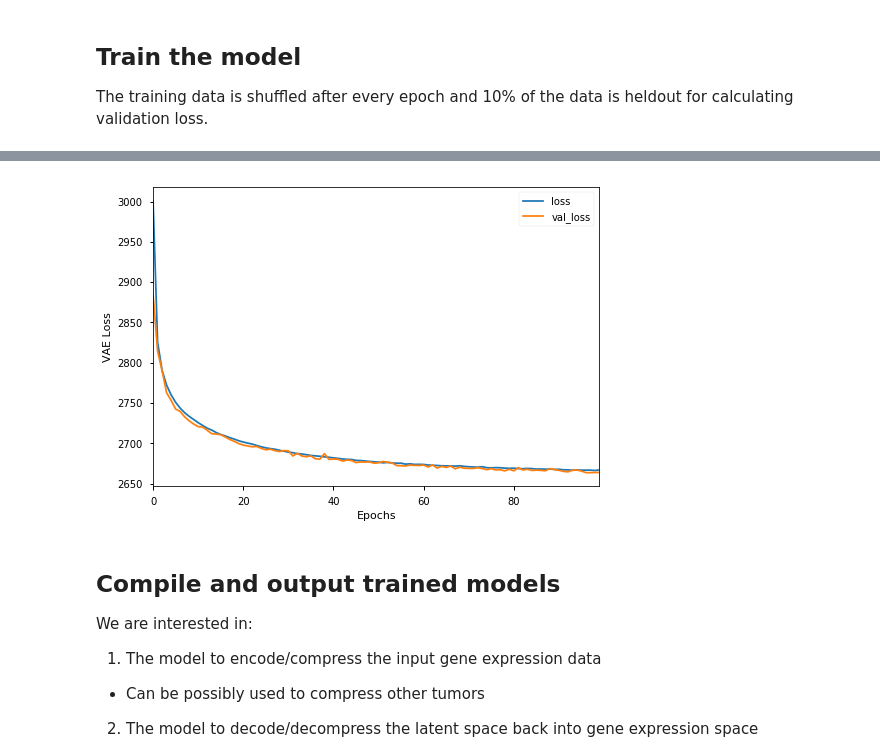
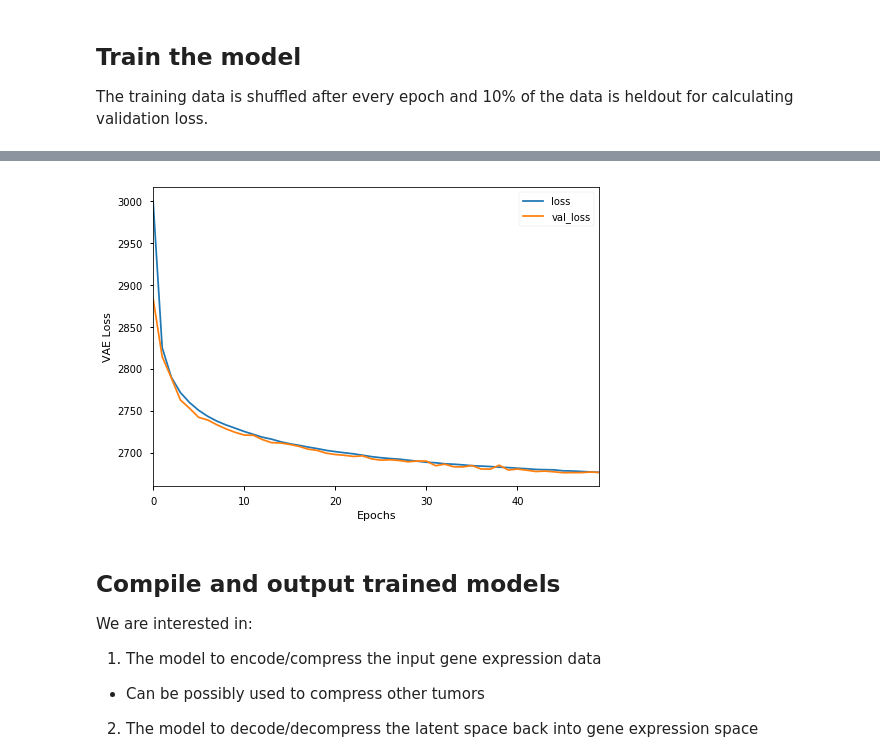
Before and after one commit to greenelab/tybalt, a Jupyter notebook: pancan_vae_keras_onehidden_warmup_batchnorm.ipynb, the cells around one changed output, grey strips where cells are left out. Cells and saved outputs as stored; diff of their text form; code cells hidden in the pictures.

Commit message:
update model to 50 epochs

```diff
--- a/pancan_vae_keras_onehidden_warmup_batchnorm.ipynb
+++ b/pancan_vae_keras_onehidden_warmup_batchnorm.ipynb
@@ -130,7 +130,7 @@ original_dim = 5000
 latent_dim = 100
 
 batch_size = 50
-epochs = 100
+epochs = 50
 learning_rate = 0.0005
 
 epsilon_std = 1.0
@@ -235,14 +235,14 @@ Wall time: 11min 22s
 # %%
 # Visualize training performance
 history_df = pd.DataFrame(hist.history)
-hist_plot_file = os.path.join('figures', 'onehidden_vae_training.png')
+hist_plot_file = os.path.join('figures', 'onehidden_vae_training.pdf')
 ax = history_df.plot()
 ax.set_xlabel('Epochs')
 ax.set_ylabel('VAE Loss')
 fig = ax.get_figure()
 fig.savefig(hist_plot_file)
 # %% [output]
-[figure, old version]
+[figure, new version]
 # %% [markdown]
 ## Compile and output trained models
 
```
Also changed, not shown: parts of 6 cells of this notebook.
